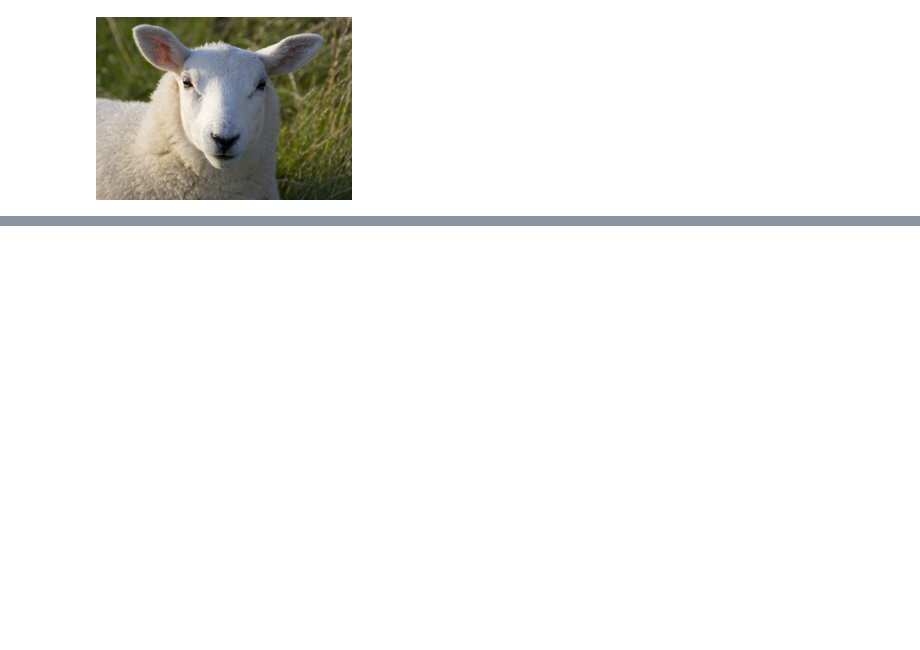
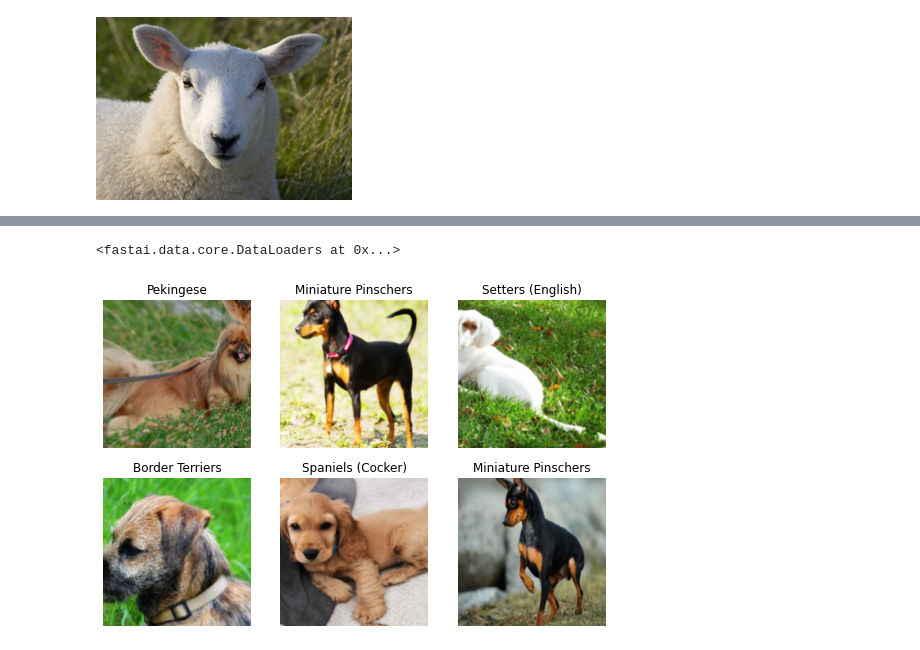
Before and after one commit to JonathanGrant/jonathangrant.github.io, a Jupyter notebook: fastai/img_class_dog-breeds.ipynb, the cells around one changed output, grey strips where cells are left out. Drawn from its saved outputs; the diff is of its cells as text; code cells hidden in the pictures; blank space fills up the shorter version.

```diff
--- a/fastai/img_class_dog-breeds.ipynb
+++ b/fastai/img_class_dog-breeds.ipynb
@@ -250 +238,18 @@ dls.show_batch(max_n=6)
+# %%
+dls
+# %% [output]
+<fastai.data.core.DataLoaders at 0x...>
+# %%
+rand_dls = dls = DataBlock(
+    blocks=(ImageBlock, CategoryBlock),
+    get_items=get_image_files,
+    splitter=RandomSplitter(valid_pct=0.2, seed=42),
+    get_y=parent_label,
+    item_tfms=RandomResizedCrop(224, min_scale=0.5),
+    batch_tfms=aug_transforms(mult=2),
+).dataloaders(path, bs=32)
+
+rand_dls.show_batch(max_n=6)
+# %% [output]
+[figure, added]
 # %%
```
Also changed, not shown: parts of 28 cells of this notebook.
